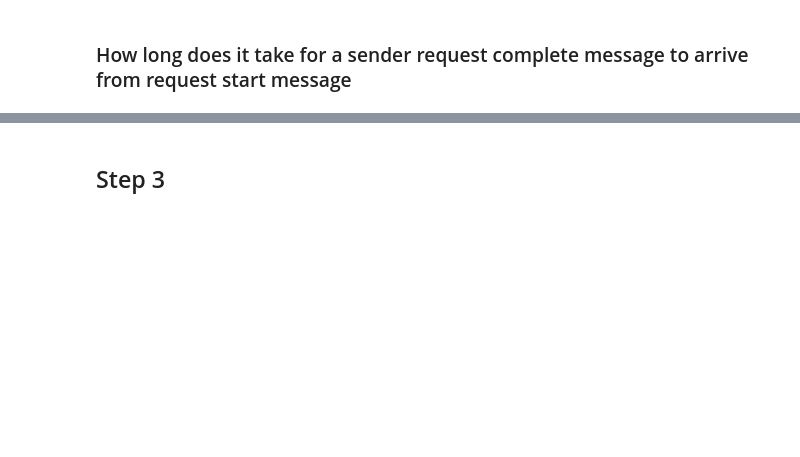
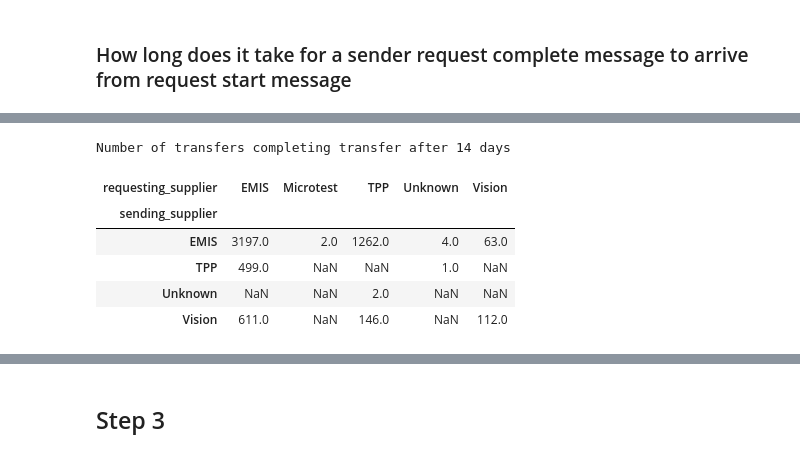
Before and after one commit to nhsconnect/prm-gp2gp-data-sandbox, a Jupyter notebook: notebooks/41-PRMT-2124-reclassify-missing-request-completed.ipynb, the cells around one changed output, grey strips where cells are left out. Saved outputs shown, nothing was run; the diff lists cells and outputs as text; code cells hidden in the pictures; blank space fills up the shorter version.

```diff
--- a/notebooks/41-PRMT-2124-reclassify-missing-request-completed.ipynb
+++ b/notebooks/41-PRMT-2124-reclassify-missing-request-completed.ipynb
@@ -273,0 +274,11 @@ The transfer can only integrate when there is sender req complete message
+# %%
+print(f'Number of transfers completing transfer after {slow_transfer_threshold_in_days} days')
+transfers_with_time_messages.loc[slow_transfers_bool].pivot_table(index='sending_supplier',columns='requesting_supplier',values='conversation_id',aggfunc='count')
+# %% [output]
+Number of transfers completing transfer after 14 days
+| requesting_supplier | EMIS | Microtest | TPP | Unknown | Vision |
+| sending_supplier |  |  |  |  |  |
+| EMIS | 3197.0 | 2.0 | 1262.0 | 4.0 | 63.0 |
+| TPP | 499.0 | NaN | NaN | 1.0 | NaN |
+| Unknown | NaN | NaN | 2.0 | NaN | NaN |
+| Vision | 611.0 | NaN | 146.0 | NaN | 112.0 |
```
Also changed, not shown: parts of 46 cells of this notebook.
